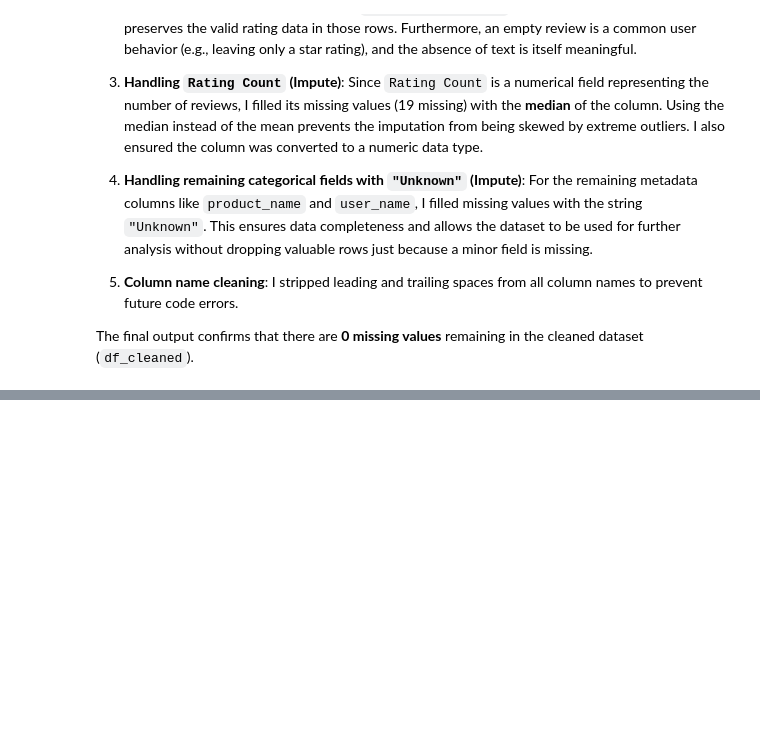
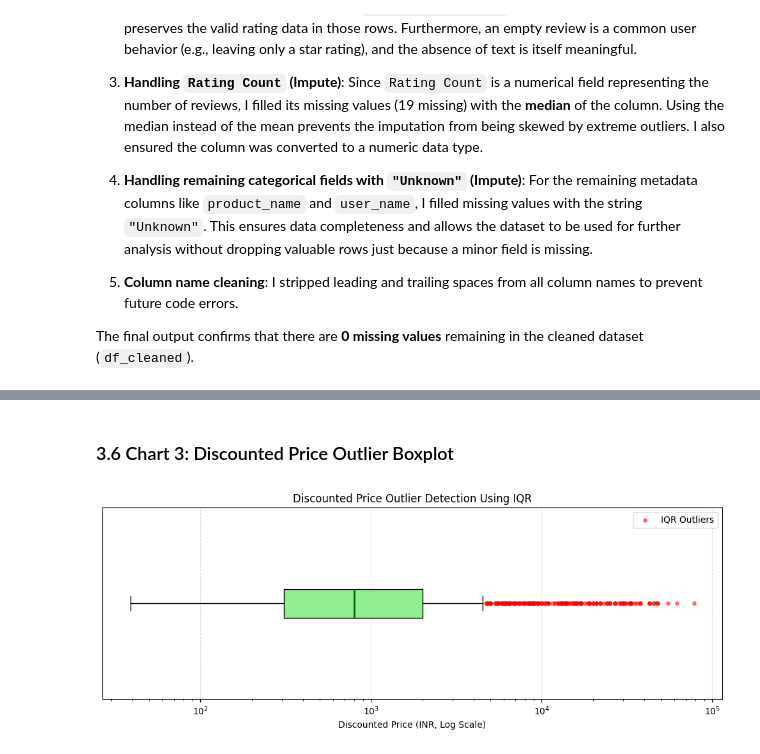
Before and after one commit to joey2846/Group-Project, a Jupyter notebook: notebooks/member_a_work.ipynb, the cells around one changed output, grey strips where cells are left out. Drawn from its saved outputs; the diff is of its cells as text; code cells hidden in the pictures; blank space fills up the shorter version.

```diff
--- a/notebooks/member_a_work.ipynb
+++ b/notebooks/member_a_work.ipynb
@@ -172,0 +556,53 @@ The final output confirms that there are **0 missing values** remaining in the c
+# %% [markdown]
+### 3.6 Chart 3: Discounted Price Outlier Boxplot
+# %%
+# Member B - Chart 3: Discounted Price Outlier Boxplot
+
+# Select valid positive prices for the log-scale chart
+valid_prices = df_quality.loc[
+    df_quality["discounted_price_num"] > 0,
+    "discounted_price_num"
+]
+
+# Select IQR outliers identified earlier
+outlier_prices = df_quality.loc[
+    df_quality["price_outlier"] &
+    (df_quality["discounted_price_num"] > 0),
+    "discounted_price_num"
+]
+
+# Create boxplot
+fig, ax = plt.subplots(figsize=(10, 4))
+
+ax.boxplot(
+    valid_prices,
+    vert=False,
+    patch_artist=True,
+    showfliers=False,
+    boxprops=dict(facecolor="lightgreen"),
+    medianprops=dict(color="darkgreen", linewidth=2)
+)
+
+# Highlight the previously detected IQR outliers
+ax.scatter(
+    outlier_prices,
+    np.ones(len(outlier_prices)),
+    color="red",
+    s=15,
+    alpha=0.5,
+    label="IQR Outliers"
+)
+
+ax.set_xscale("log")
+
+ax.set_title("Discounted Price Outlier Detection Using IQR")
+ax.set_xlabel("Discounted Price (INR, Log Scale)")
+ax.set_yticks([])
+
+ax.legend()
+ax.grid(axis="x", linestyle="--", alpha=0.4)
+
+plt.tight_layout()
+plt.show()
+# %% [output]
+[figure, added]
```
Also changed, not shown: parts of 21 cells of this notebook.
